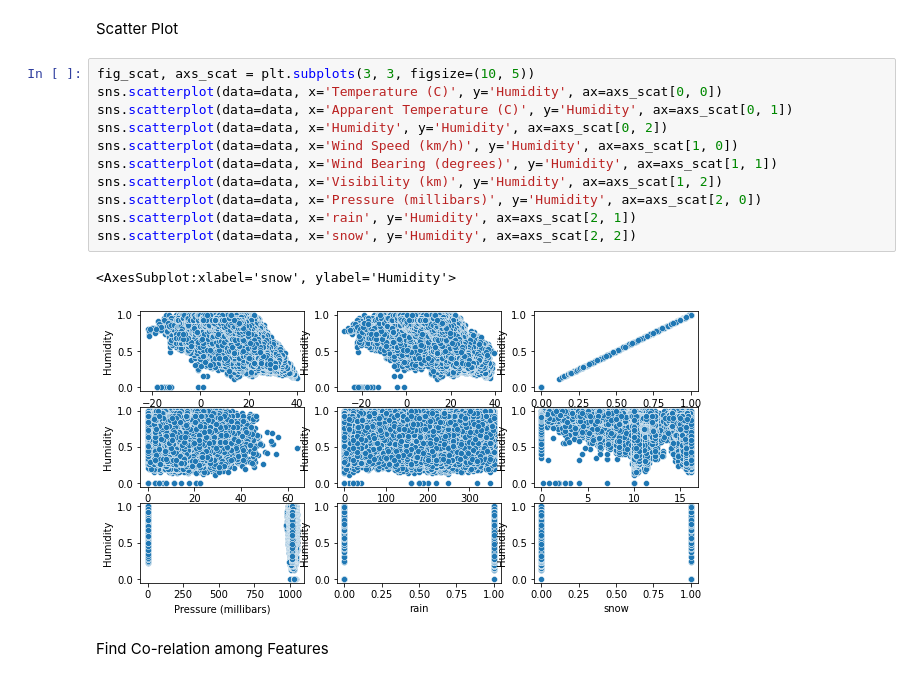
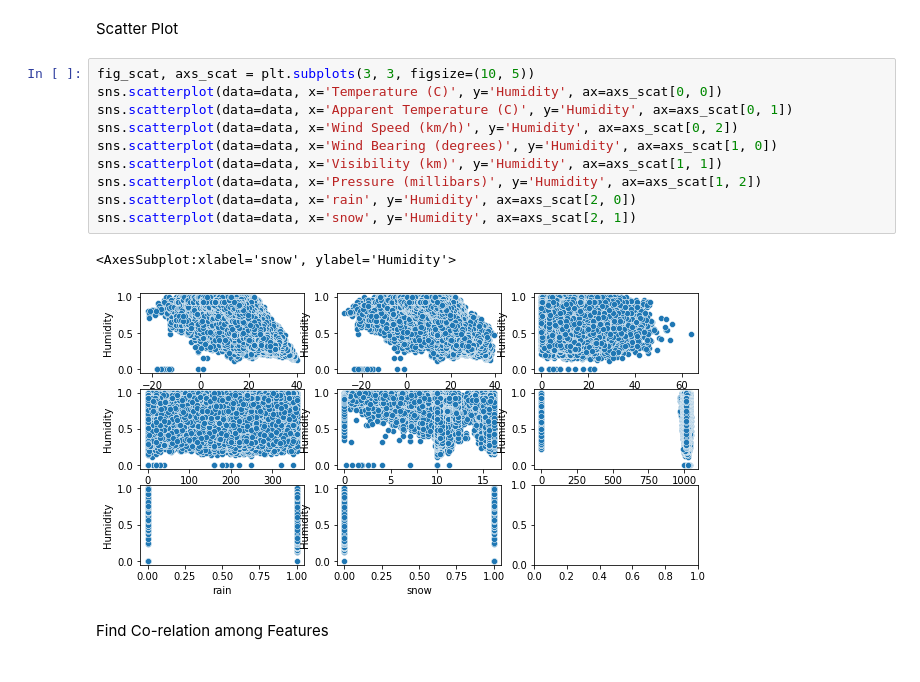
Before and after one commit to faisalbegins/MLMiniProjectOne, a Jupyter notebook: notebooks/HumidityPrediction.ipynb, the cells around one changed output. Saved outputs shown, nothing was run; the diff lists cells and outputs as text.

Commit message:
fixed scatter plot

```diff
--- a/notebooks/HumidityPrediction.ipynb
+++ b/notebooks/HumidityPrediction.ipynb
@@ -155,17 +155,16 @@ Scatter Plot
 # %%
 fig_scat, axs_scat = plt.subplots(3, 3, figsize=(10, 5))
 sns.scatterplot(data=data, x='Temperature (C)', y='Humidity', ax=axs_scat[0, 0])
 sns.scatterplot(data=data, x='Apparent Temperature (C)', y='Humidity', ax=axs_scat[0, 1])
-sns.scatterplot(data=data, x='Humidity', y='Humidity', ax=axs_scat[0, 2])
-sns.scatterplot(data=data, x='Wind Speed (km/h)', y='Humidity', ax=axs_scat[1, 0])
-sns.scatterplot(data=data, x='Wind Bearing (degrees)', y='Humidity', ax=axs_scat[1, 1])
-sns.scatterplot(data=data, x='Visibility (km)', y='Humidity', ax=axs_scat[1, 2])
-sns.scatterplot(data=data, x='Pressure (millibars)', y='Humidity', ax=axs_scat[2, 0])
-sns.scatterplot(data=data, x='rain', y='Humidity', ax=axs_scat[2, 1])
-sns.scatterplot(data=data, x='snow', y='Humidity', ax=axs_scat[2, 2])
+sns.scatterplot(data=data, x='Wind Speed (km/h)', y='Humidity', ax=axs_scat[0, 2])
+sns.scatterplot(data=data, x='Wind Bearing (degrees)', y='Humidity', ax=axs_scat[1, 0])
+sns.scatterplot(data=data, x='Visibility (km)', y='Humidity', ax=axs_scat[1, 1])
+sns.scatterplot(data=data, x='Pressure (millibars)', y='Humidity', ax=axs_scat[1, 2])
+sns.scatterplot(data=data, x='rain', y='Humidity', ax=axs_scat[2, 0])
+sns.scatterplot(data=data, x='snow', y='Humidity', ax=axs_scat[2, 1])
 # %% [output]
 <AxesSubplot:xlabel='snow', ylabel='Humidity'>
-[figure, old version]
+[figure, new version]
 # %% [markdown]
 Find Co-relation among Features
 # %%
```
Also changed, not shown: parts of 3 cells of this notebook.
